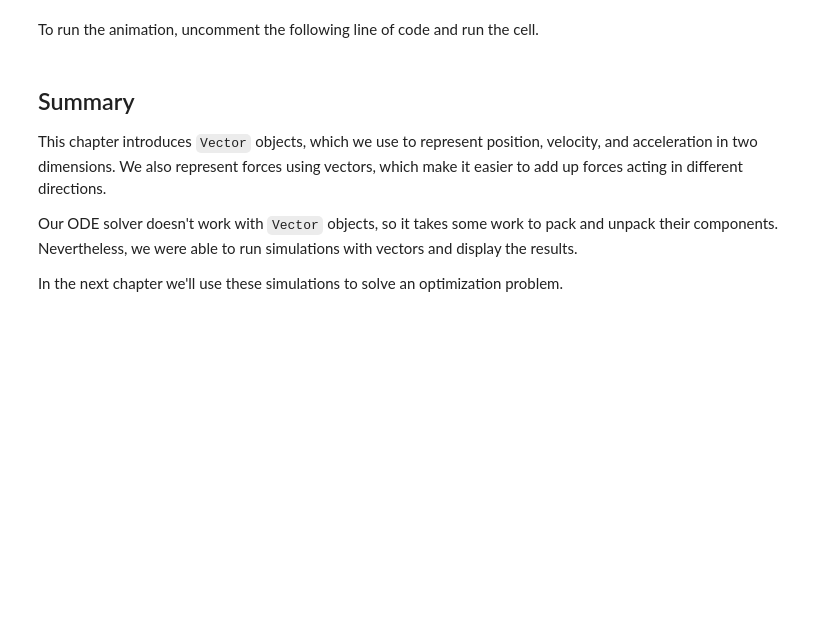
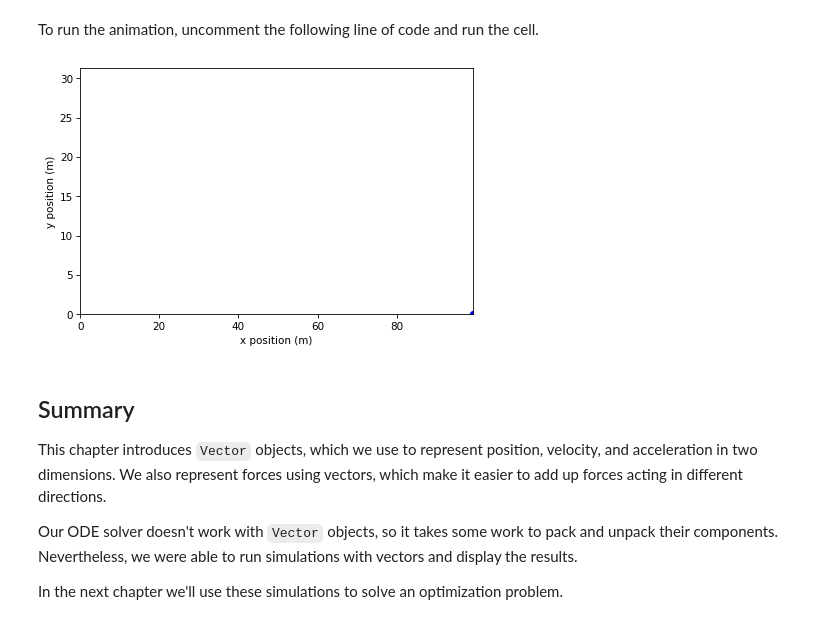
Before and after one commit to nwilliams770/academia, a Jupyter notebook: modeling_and_simulation/chapters/chap22.ipynb, the cells around one changed output. Saved outputs shown, nothing was run; the diff lists cells and outputs as text; code cells hidden in the pictures; blank space fills up the shorter version.

```diff
--- a/modeling_and_simulation/chapters/chap22.ipynb
+++ b/modeling_and_simulation/chapters/chap22.ipynb
@@ -414,7 +496,9 @@ You can see the results when you run the code from this chapter.
 # %% [markdown]
 To run the animation, uncomment the following line of code and run the cell.
 # %%
-# animate(results, draw_func)
+animate(results, draw_func)
+# %% [output]
+[figure, added]
 # %% [markdown]
 ## Summary
 
```
Also changed, not shown: parts of 45 cells of this notebook.
